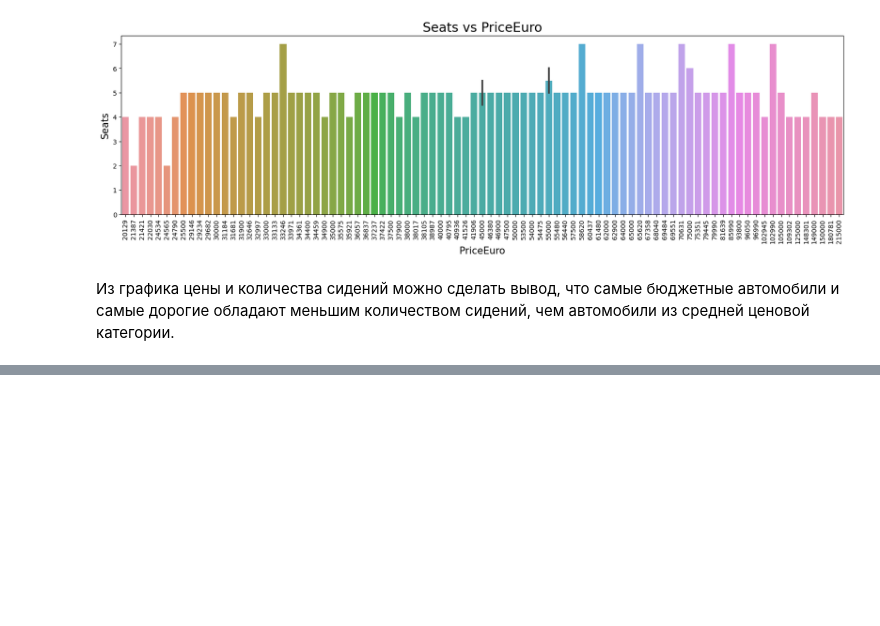
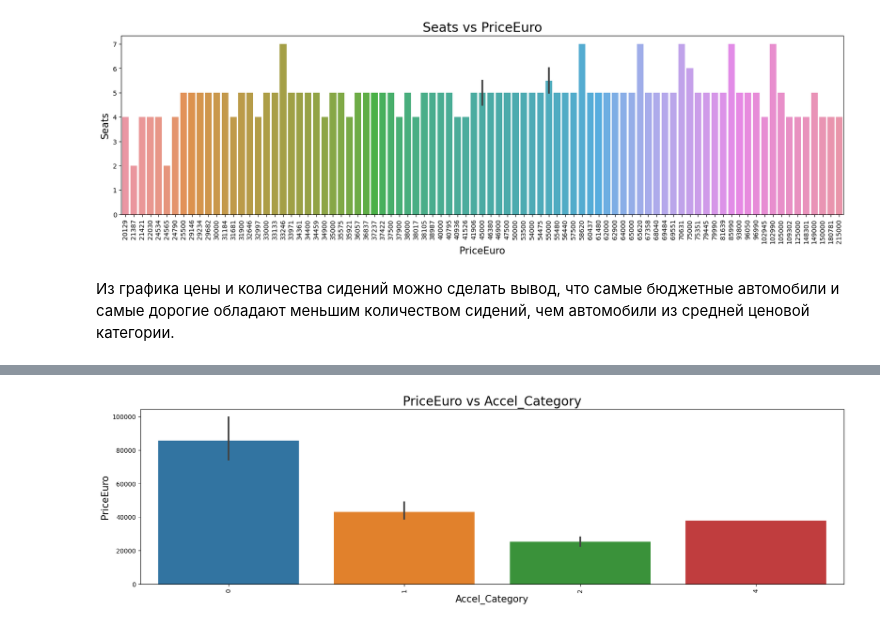
Before and after one commit to daniil-steperev/-SPBU-Machine-Learning-Homework, a Jupyter notebook: [Task1] LinearRegression/LinearRegression.ipynb, the cells around one changed output, grey strips where cells are left out. Saved outputs shown, nothing was run; the diff lists cells and outputs as text; code cells hidden in the pictures; blank space fills up the shorter version.

```diff
--- a/[Task1] LinearRegression/LinearRegression.ipynb
+++ b/[Task1] LinearRegression/LinearRegression.ipynb
@@ -764,0 +835,4 @@ show_barplot("PriceEuro", "Seats")
+# %%
+show_barplot('Accel_Category', 'PriceEuro')
+# %% [output]
+[figure, added]
```
Also changed, not shown: parts of 38 cells of this notebook.
